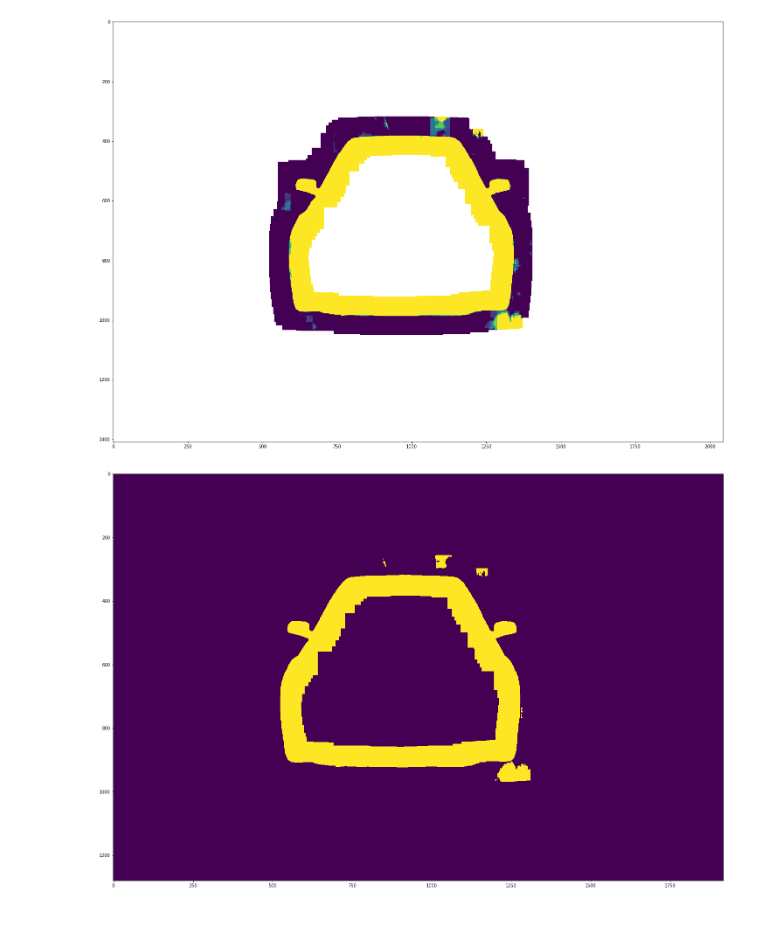
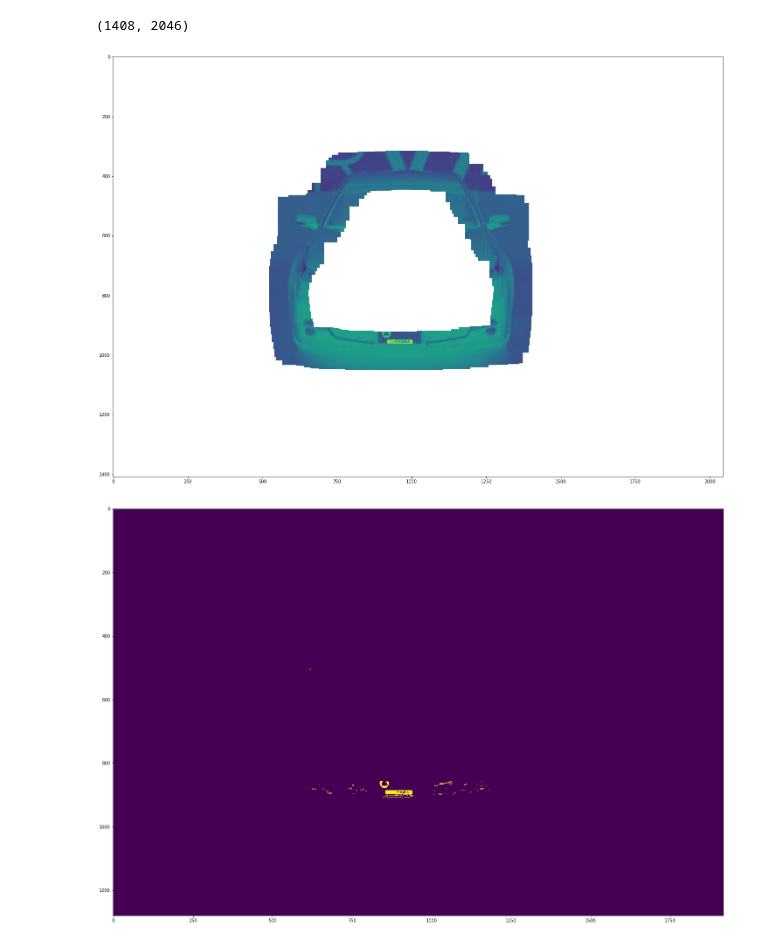
Before and after one commit to pavelgonchar/PatchesNet, a Jupyter notebook: apply_patches_to_mask.ipynb, the cells around one changed output. Drawn from its saved outputs; the diff is of its cells as text; code cells hidden in the pictures.

```diff
--- a/apply_patches_to_mask.ipynb
+++ b/apply_patches_to_mask.ipynb
@@ -13,8 +13,8 @@ N = 128
 input_size = 128
 batch_size = 64
 threshold = 0.5
-model = get_unet_128((input_size, input_size, 3))
-model.load_weights(filepath='weights/patchesnet_unet128_noaug_sym_pad')
+model = get_unet_128((input_size, input_size, 3), use_multi_gpu=False)
+model.load_weights(filepath='weights/patchesnet_unet128_noaug_sym_pad_multi_gpu_skipcon', by_name=True)
 
 
 def rle_decode(mask_rle, shape):
@@ -105,39 +105,41 @@ with open("/data/pavel/fcn/DeepLab/unet2/submit/best_weights_skipcon_new_masks.c
 
         original_mask_patches = np.zeros_like(original_mask)
         for pred, patch, loc in zip(preds, patches_img, patches_loc):
-            if np.median(np.minimum(pred, 1- pred)) > 4e-6:
-                continue
+            #if np.median(np.minimum(pred, 1- pred)) > 4e-6:
+            #    continue
             mask[loc[0]:loc[1], loc[2]:loc[3]] += pred
             weights[loc[0]:loc[1], loc[2]:loc[3]] += 1.0
             original_mask_patches[loc[0]:loc[1], loc[2]:loc[3]] = original_mask[loc[0]:loc[1], loc[2]:loc[3]]
             #print np.median(np.minimum(pred, 1- pred)), np.min(np.minimum(pred, 1- pred)), np.max(np.minimum(pred, 1- pred))
 
             #break
 
         mask = mask/weights
+        print mask.shape
         plt.figure(figsize=(25, 25))
         plt.imshow(mask)
         plt.show()
 
         # unpad
         mask = mask[N//2:-N//2, N//2:-N//2]
         mask = mask > threshold
         mask = np.select([mask == True, mask == False], [np.array(255, dtype=np.uint8), np.array(0, dtype=np.uint8)])
 
 
         plt.figure(figsize=(25, 25))
         plt.imshow(mask)
         plt.show()
 
         original_mask_patches = original_mask_patches[N//2:-N//2, N//2:-N//2]
 
         plt.figure(figsize=(25, 25))
         plt.imshow(np.abs(original_mask_patches*255-mask))
         plt.show()
 
         break
 # %% [output]
 [figure]
 [figure]
+(1408, 2046)
-[figure, old version]
+[figure, new version]
-[figure, old version]
+[figure, new version]
```
Also changed, not shown: parts of 1 cell of this notebook, 1 other file.
